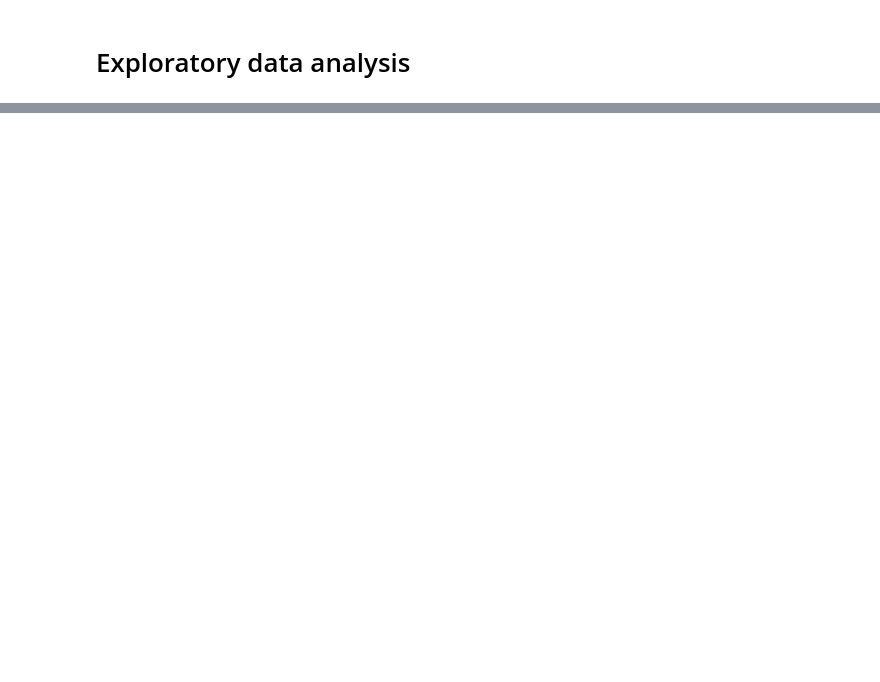
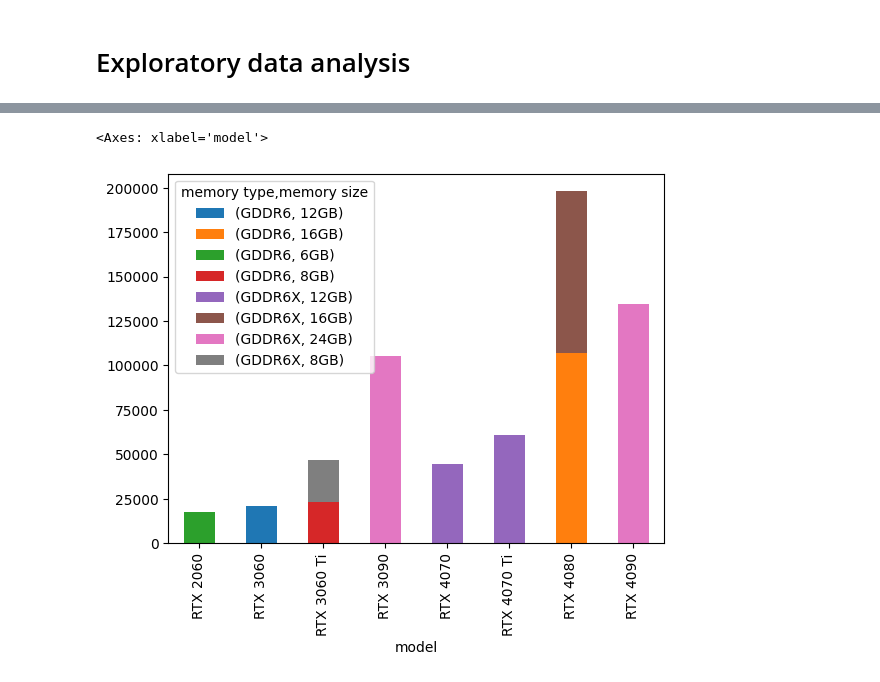
Before and after one commit to dyitsme/gpu_specs_prices_dashboard, a Jupyter notebook: notebooks/gpu-eda.ipynb, the cells around one changed output, grey strips where cells are left out. Cells and saved outputs as stored; diff of their text form; code cells hidden in the pictures; blank space fills up the shorter version.

```diff
--- a/notebooks/gpu-eda.ipynb
+++ b/notebooks/gpu-eda.ipynb
@@ -28,0 +141,9 @@ brandcount
+# %%
+top10expensivemodels_df = gpu_df.groupby(['model', 'memory size', 'memory type'])['price'].mean()
+top10cheapestmodels_df = top10expensivemodels_df.copy()
+# %%
+top10expensivemodels_df = top10expensivemodels_df.reset_index()
+top10cheapestmodels_df = top10cheapestmodels_df.reset_index()
+# %%
+top10expensivemodels_df = top10expensivemodels_df.nlargest(10, 'price')
+top10expensivemodels_df
@@ -28,0 +162,3 @@ brandcount
+# %%
+pivotexpensive = pd.pivot_table(data=top10expensivemodels_df, index=['model'], columns=['memory type', 'memory size'], values='price')
+pivotexpensive
@@ -28,0 +177,5 @@ brandcount
+# %%
+pivotexpensive.plot.bar(stacked=True)
+# %% [output]
+<Axes: xlabel='model'>
+[figure, added]
```
Also changed, not shown: parts of 21 cells of this notebook, 3 other files.
